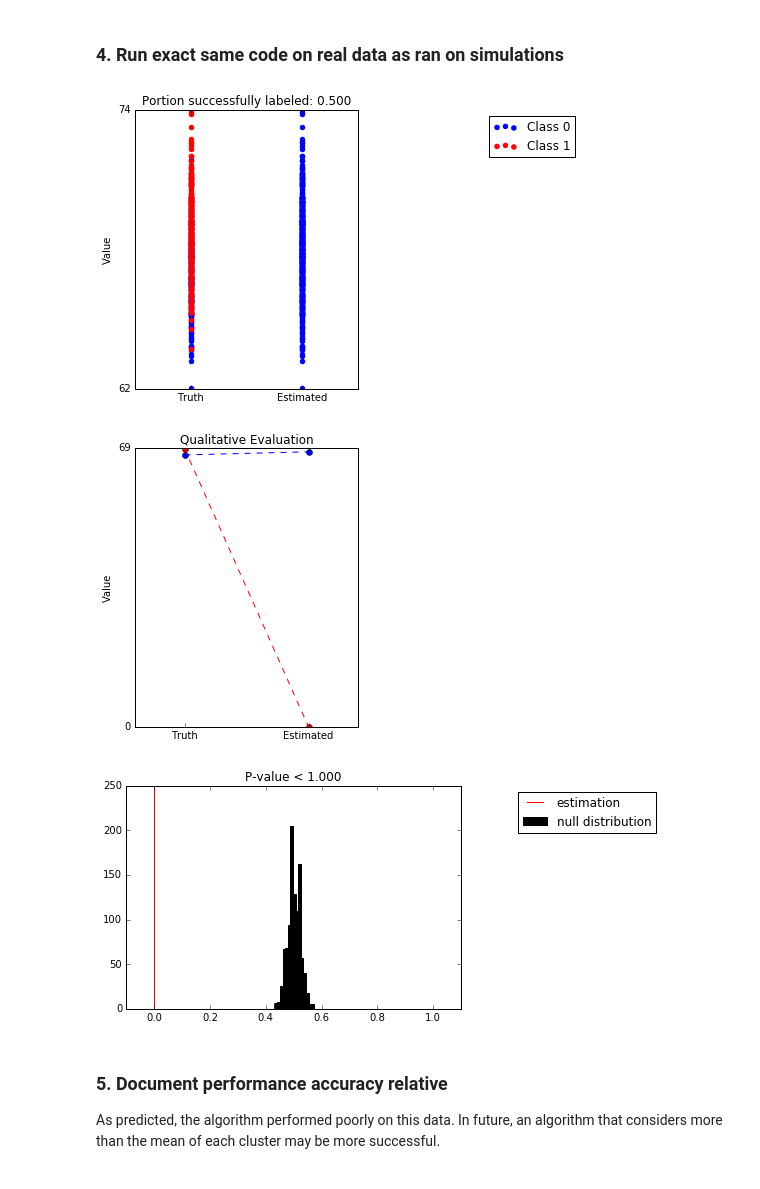
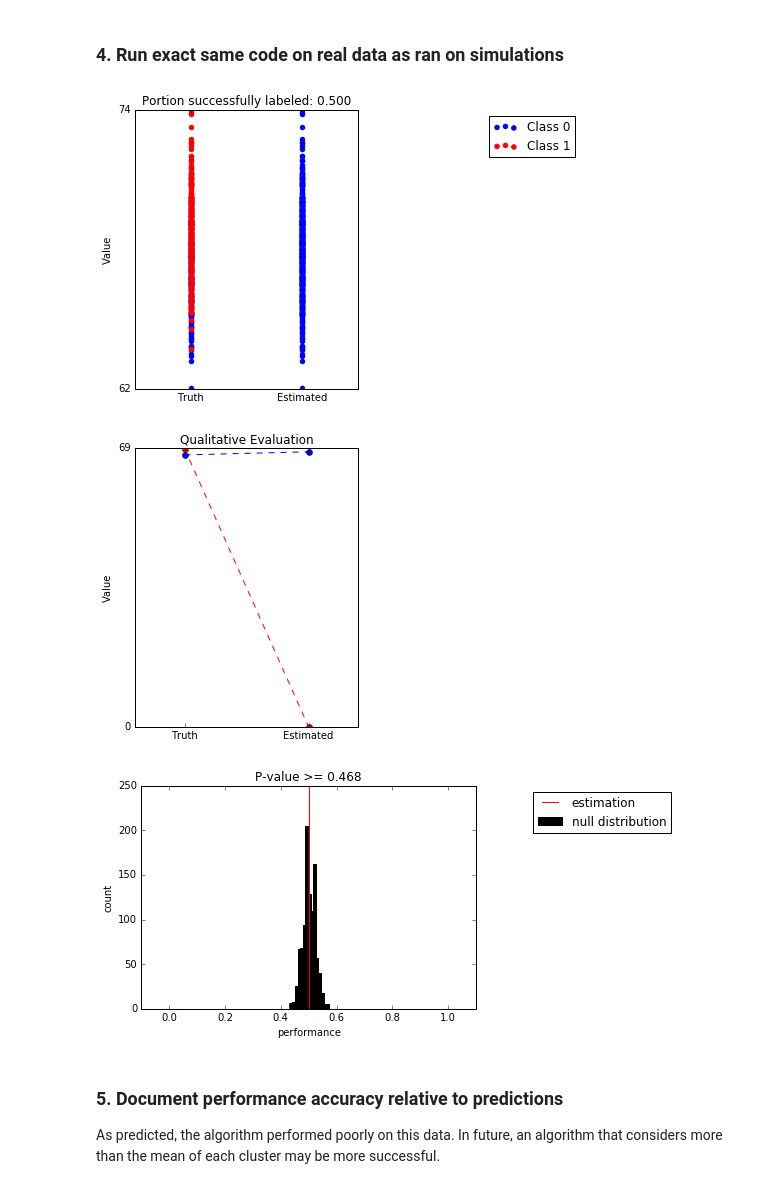
Before and after one commit to neurodata/checklists, a Jupyter notebook: Tutorials/Python/code_example.ipynb, the cells around one changed output. Saved outputs shown, nothing was run; the diff lists cells and outputs as text; code cells hidden in the pictures.

```diff
--- a/Tutorials/Python/code_example.ipynb
+++ b/Tutorials/Python/code_example.ipynb
@@ -250,7 +250,9 @@ def plothist(score, n_score, pval, deg):
     plt.hold(True)
     plt.vlines(score, 0, len(n_score)/4, color='red')
     plt.xlim([-0.1, 1.1])
-    plt.title('P-value < %.*f' % (abs(int(deg)), pval))
+    plt.title('P-value >= %.*f' % (abs(int(deg)), pval))
+    plt.xlabel('performance')
+    plt.ylabel('count')
     plt.legend(['estimation', 'null distribution'], bbox_to_anchor=(1.6, 1))
     plt.show()
 
@@ -435,18 +437,18 @@ Looking at the real data I notice there is a lot of overlap between the two clus
 # %%
 c = kmeans_1d(A, 2)
 plotclusters(A, y, c)
 true_centers = [[np.mean(A[np.where(y==0)]), np.mean(A[np.where(y==1)])]]
 est_centers = [[np.mean(A[np.where(c==0)]), np.mean(A[np.where(c==1)])]]
-clusters += [[c]]
+clusters = [[c]]
 replace_nans(est_centers, 0)
 plotmeans(true_centers, est_centers)
 med_c = np.median(clusters[0], 0)
 pval, conf = get_pval(y, med_c)
 # %% [output]
 [figure]
 [figure]
-[figure, old version]
+[figure, new version]
 # %% [markdown]
-### 5. Document performance accuracy relative
+### 5. Document performance accuracy relative to predictions
 
 As predicted, the algorithm performed poorly on this data. In future, an algorithm that considers more than the mean of each cluster may be more successful.
```
Also changed, not shown: parts of 3 cells of this notebook.
